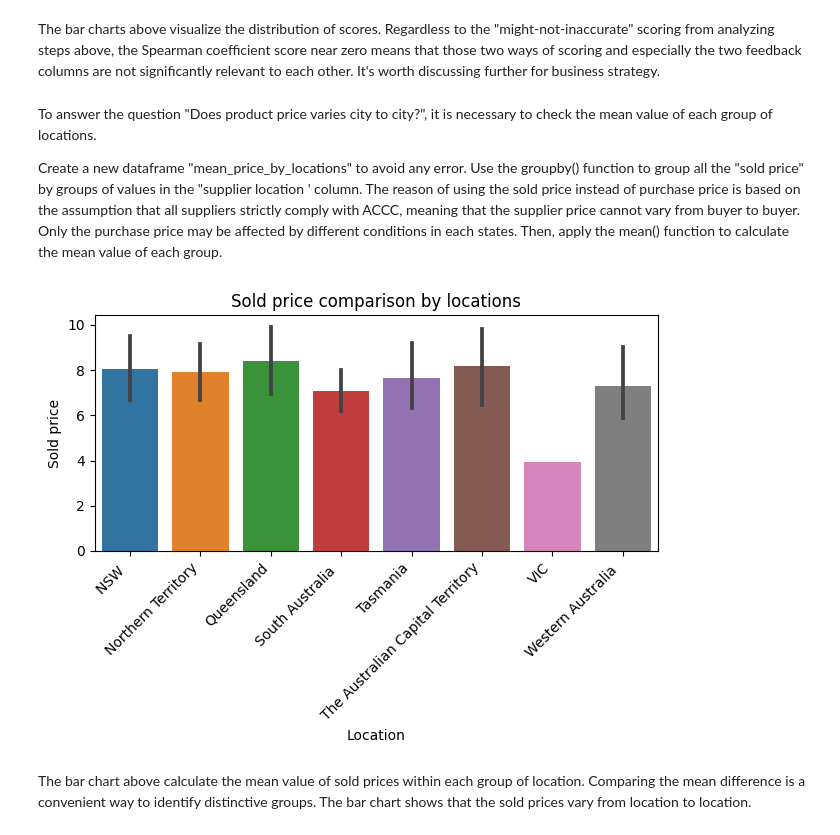
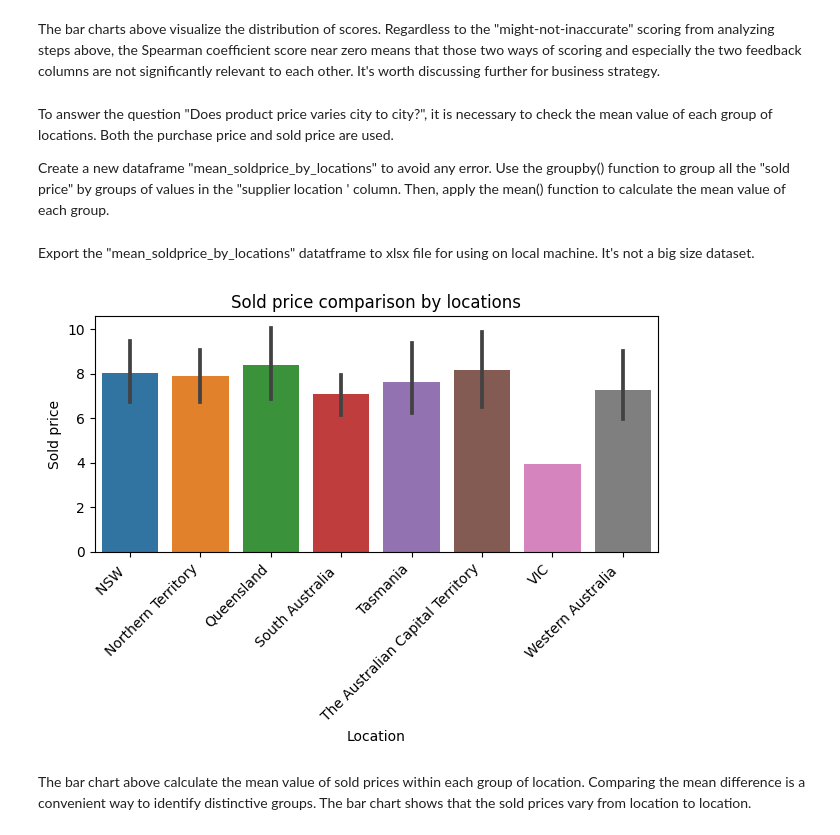
Before and after one commit to derkaiser9423/PythonPracticeProject, a Jupyter notebook: Assigment_1_Session_4_s8091335.ipynb, the cells around one changed output. Cells and saved outputs as stored; diff of their text form; code cells hidden in the pictures.

```diff
--- a/Assigment_1_Session_4_s8091335.ipynb
+++ b/Assigment_1_Session_4_s8091335.ipynb
@@ -139,9 +138,9 @@ plt.show()
 # %% [markdown]
 The bar charts above visualize the distribution of scores. Regardless to the "might-not-inaccurate" scoring from analyzing steps above, the Spearman coefficient score near zero means that those two ways of scoring and especially the two feedback columns are not significantly relevant to each other. It's worth discussing further for business strategy.
 # %%
-mean_price_by_locations = df.groupby(['suplier location ', 'Item'])['sold price '].mean().reset_index()
+mean_prices_by_locations = df.groupby(['suplier location ', 'Item'])['purchase price', 'sold price '].mean().reset_index()
 # %% [markdown]
-To answer the question "Does product price varies city to city?", it is necessary to check the mean value of each group of locations.
+To answer the question "Does product price varies city to city?", it is necessary to check the mean value of each group of locations. Both the purchase price and sold price are used.
 
-Create a new dataframe "mean_price_by_locations" to avoid any error. Use the groupby() function to group all the "sold price" by groups of values in the "supplier location ' column. The reason of using the sold price instead of purchase price is based on the assumption that all suppliers strictly comply with ACCC, meaning that the supplier price cannot vary from buyer to buyer. Only the purchase price may be affected by different conditions in each states. Then, apply the mean() function to calculate the mean value of each group.
+Create a new dataframe "mean_soldprice_by_locations" to avoid any error. Use the groupby() function to group all the "sold price" by groups of values in the "supplier location ' column. Then, apply the mean() function to calculate the mean value of each group.
 # %%
@@ -149,14 +148,16 @@ mean_price_by_locations.to_excel('mean price by locations.xlsx')
+# %% [markdown]
+Export the "mean_soldprice_by_locations" datatframe to xlsx file for using on local machine. It's not a big size dataset.
 # %%
-sns.barplot(x=mean_price_by_locations['suplier location '], y=mean_price_by_locations['sold price '], data=mean_price_by_locations)
+sns.barplot(x=mean_prices_by_locations['suplier location '], y=mean_prices_by_locations['sold price '], data=mean_prices_by_locations)
 plt.xlabel('Location')
 plt.ylabel('Sold price')
 plt.title('Sold price comparison by locations')
 plt.xticks(rotation=45, ha='right')
 plt.tight_layout()
 # Show the chart
 plt.show()
 # %% [output]
-[figure, old version]
+[figure, new version]
 # %% [markdown]
 The bar chart above calculate the mean value of sold prices within each group of location. Comparing the mean difference is a convenient way to identify distinctive groups. The bar chart shows that the sold prices vary from location to location.
 # %%
```
Also changed, not shown: parts of 9 cells of this notebook.
